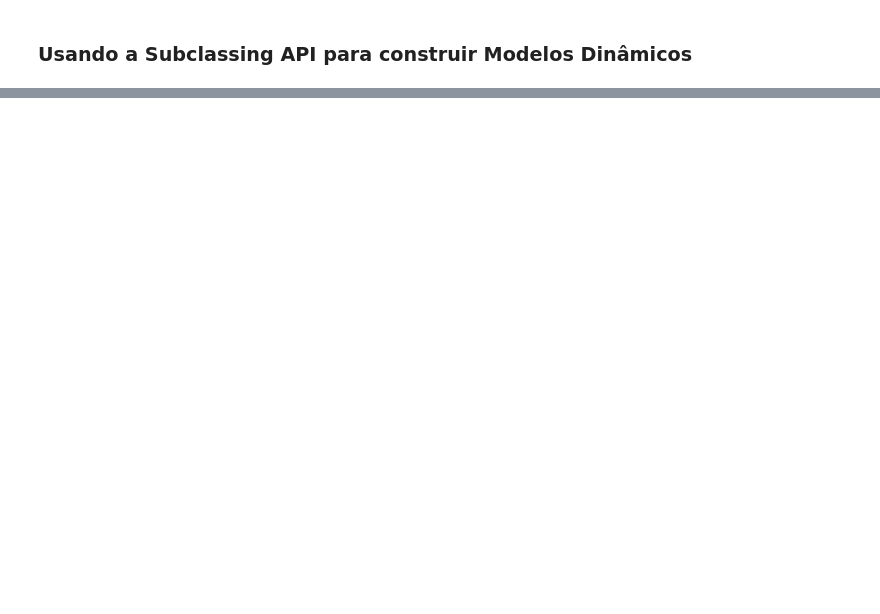
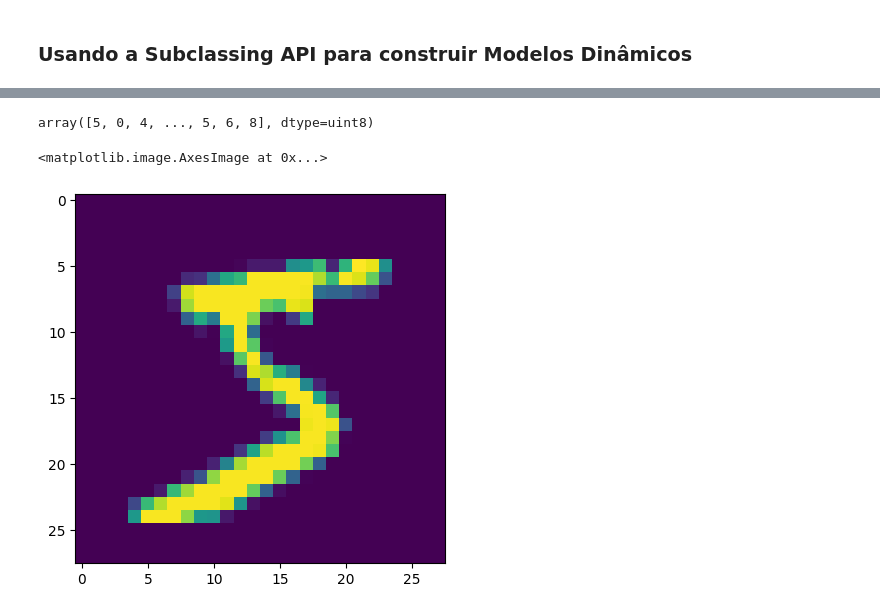
Before and after one commit to marlonsousas/Hands-On-Machine-Learning-with-Scikit-Learn, a Jupyter notebook: cap10.ipynb, the cells around one changed output, grey strips where cells are left out. Saved outputs shown, nothing was run; the diff lists cells and outputs as text; code cells hidden in the pictures; blank space fills up the shorter version.

```diff
--- a/cap10.ipynb
+++ b/cap10.ipynb
@@ -457,0 +564,13 @@ NameError: name 'model' is not defined
+# %%
+data = mnist.load_data()
+# %%
+(x_train, y_train), (x_test, y_test) = mnist.load_data()
+# %%
+y_train
+# %% [output]
+array([5, 0, 4, ..., 5, 6, 8], dtype=uint8)
+# %%
+plt.imshow(x_train[0])
+# %% [output]
+<matplotlib.image.AxesImage at 0x...>
+[figure, added]
```
Also changed, not shown: parts of 46 cells of this notebook, 10 other files.
